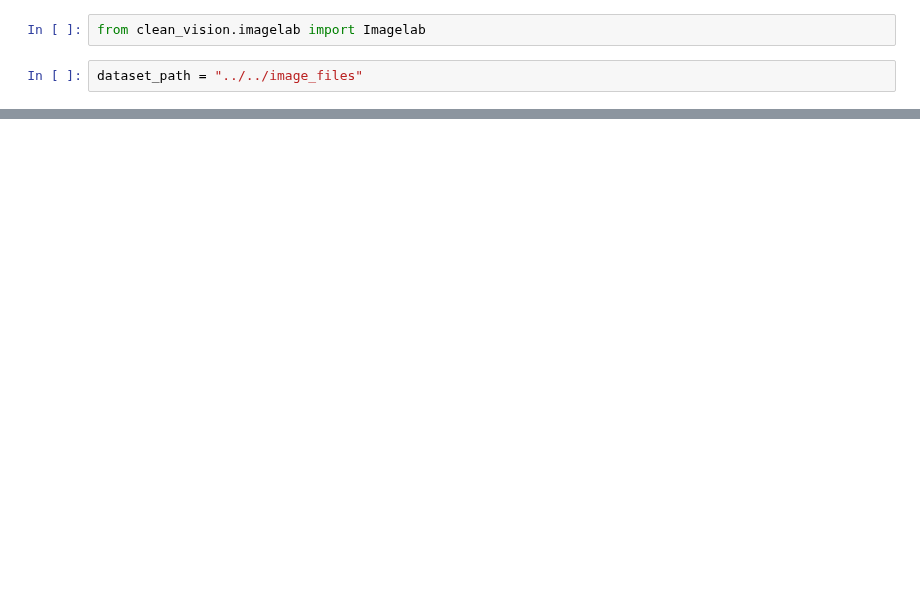
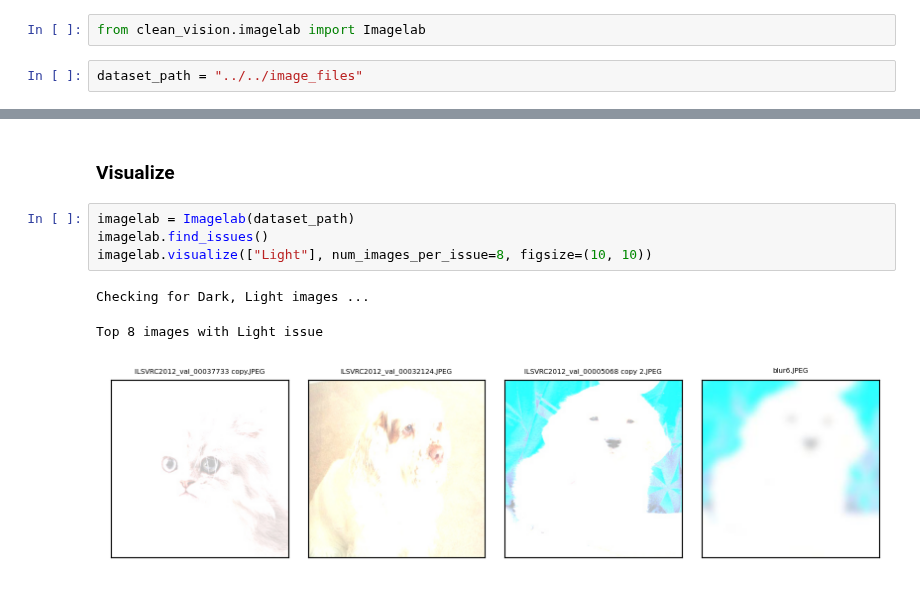
Before and after one commit to cleanlab/cleanvision, a Jupyter notebook: notebooks/demo.ipynb, the cells around one changed output, grey strips where cells are left out. Saved outputs shown, nothing was run; the diff lists cells and outputs as text; blank space fills up the shorter version.

```diff
--- a/notebooks/demo.ipynb
+++ b/notebooks/demo.ipynb
@@ -24,0 +82,10 @@ Top 4 images with Light issue
+# %% [markdown]
+### Visualize
+# %%
+imagelab = Imagelab(dataset_path)
+imagelab.find_issues()
+imagelab.visualize(["Light"], num_images_per_issue=8, figsize=(10, 10))
+# %% [output]
+Checking for Dark, Light images ...
+Top 8 images with Light issue
+[figure, added]
```
Also changed, not shown: parts of 8 cells of this notebook, 5 other files.
